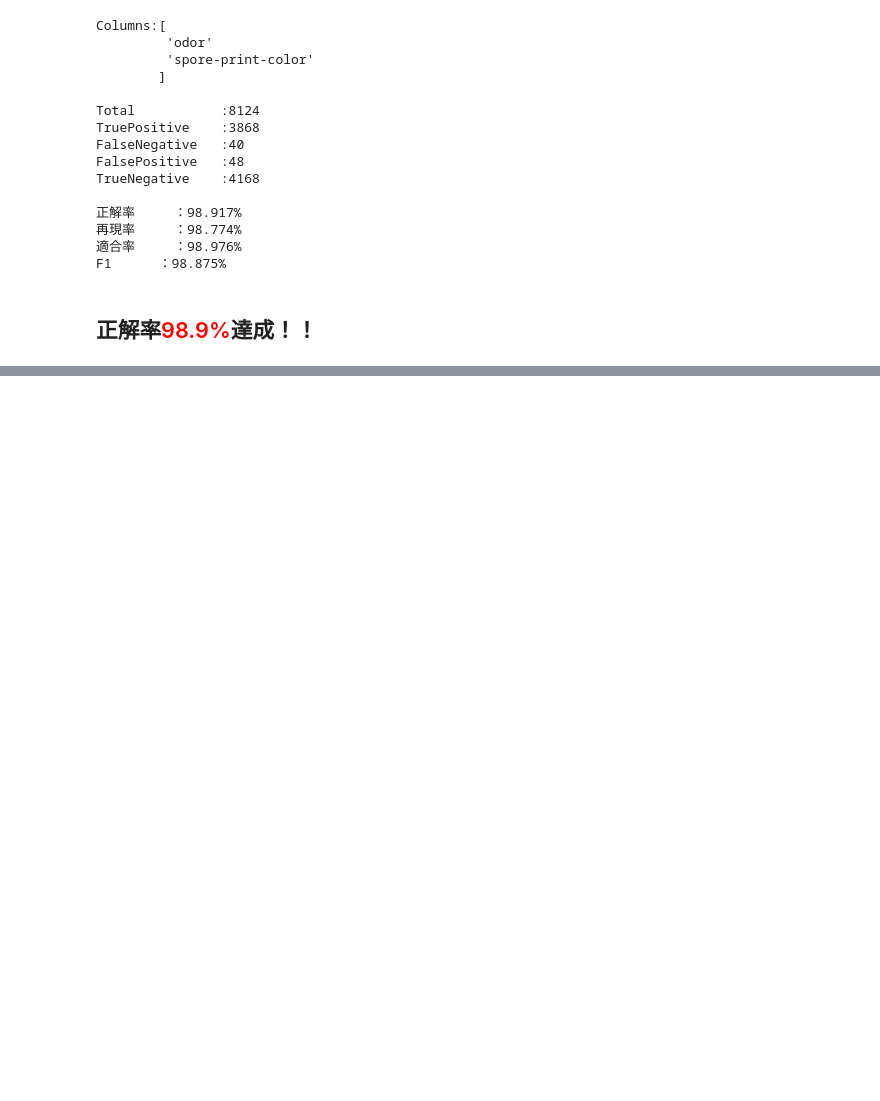
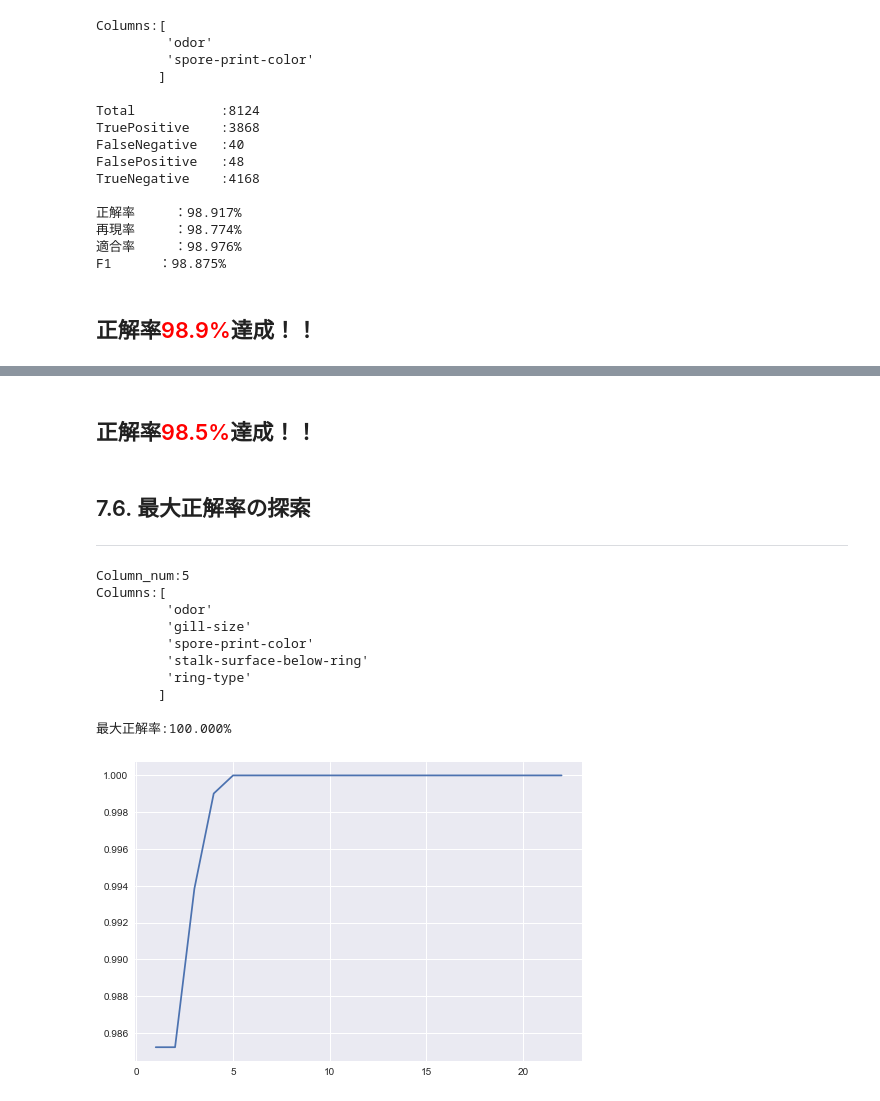
Before and after one commit to nabe-tomohiro/study, a Jupyter notebook: data_science/kaggle/mushroom_classification.ipynb, the cells around one changed output, grey strips where cells are left out. Drawn from its saved outputs; the diff is of its cells as text; code cells hidden in the pictures; blank space fills up the shorter version.

```diff
--- a/data_science/kaggle/mushroom_classification.ipynb
+++ b/data_science/kaggle/mushroom_classification.ipynb
@@ -720,0 +865,48 @@ Wall time: 742 ms
+# %% [markdown]
+## 正解率<span style="color:red">98.5%</span>達成！！
+# %% [markdown]
+<a name="section7_6"></a>
+## 7.6. 最大正解率の探索
+
+---
+# %%
+accuracies = []
+for i in range(1, len(key_values)+1):
+
+    # 目的変数名
+    label = 'class_e'
+
+    # 説明変数
+    columns = key_values[0:i]
+
+    # 交差検証
+    y_test, y_pred = cross_validation(label, columns)
+    evaluation(columns, y_test, y_pred)
+    # 評価
+    accuracies.append(accuracy_score(y_test, y_pred))
+# %%
+randamforest_max_accuracy = max(accuracies)
+column_num = accuracies.index(max(accuracies)) + 1
+print('Column_num:' + str(column_num))
+print('Columns:[')
+for column in columns[0:column_num]:
+    print('         \'' + column + '\'')
+print('        ]')
+print()
+print('最大正解率:{0:.3f}%'.format(max(accuracies) * 100))
+df_randamforest_acc = pd.DataFrame(accuracies, index=[i for i in range(1, len(key_values)+1)], columns=['accuracy'])
+
+plt.plot(df_acc.index, df_randamforest_acc['accuracy'])
+plt.show()
+# %% [output]
+Column_num:5
+Columns:[
+         'odor'
+         'gill-size'
+         'spore-print-color'
+         'stalk-surface-below-ring'
+         'ring-type'
+        ]
+
+最大正解率:100.000%
+[figure, added]
```
Also changed, not shown: parts of 38 cells of this notebook.
